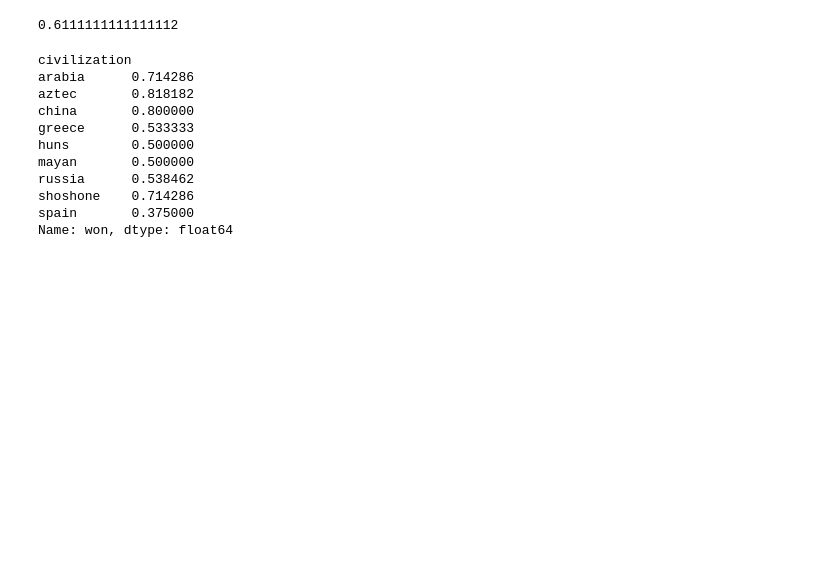
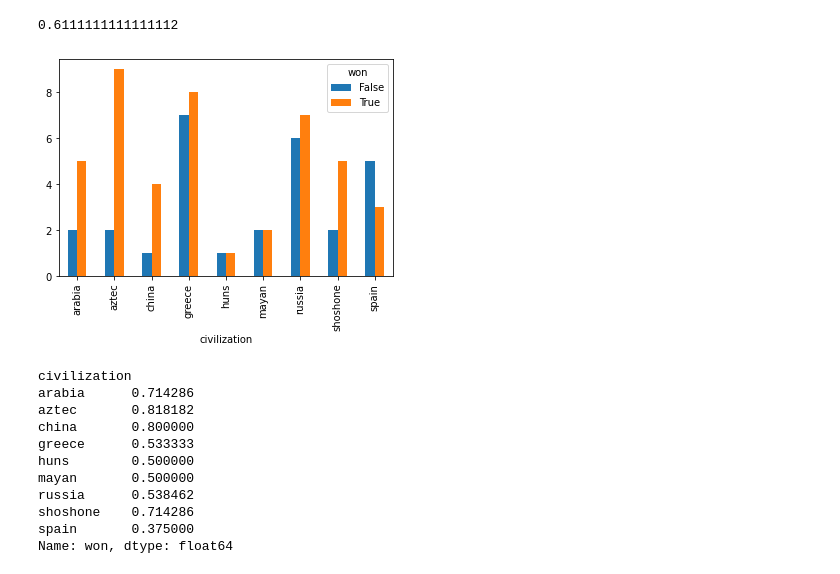
Before and after one commit to csirianni/civ5-statistics, a Jupyter notebook: script.ipynb, the cells around one changed output. Cells and saved outputs as stored; diff of their text form; code cells hidden in the pictures; blank space fills up the shorter version.

```diff
--- a/script.ipynb
+++ b/script.ipynb
@@ -157,8 +157,10 @@ print(data['won'].mean())
 # %% [output]
 0.6111111111111112
 # %%
-# pd.crosstab(data.civilization, data.won).plot(kind='bar')
-# plt.show()
+pd.crosstab(data.civilization, data.won).plot(kind='bar')
+plt.show()
+# %% [output]
+[figure, added]
 # %%
 # exploring the groupby method
 # by_civilization = data.groupby('civilization')
```
Also changed, not shown: parts of 6 cells of this notebook.
